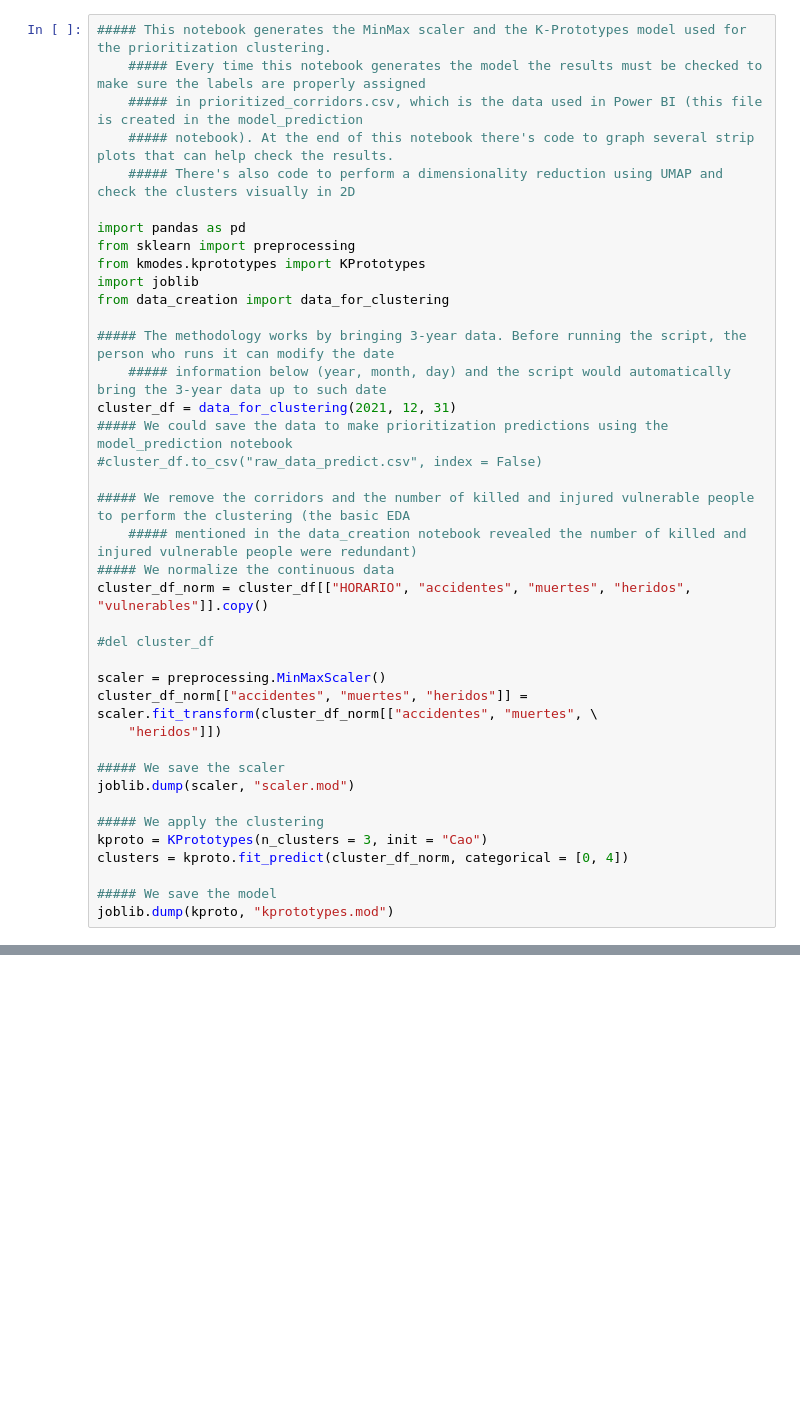
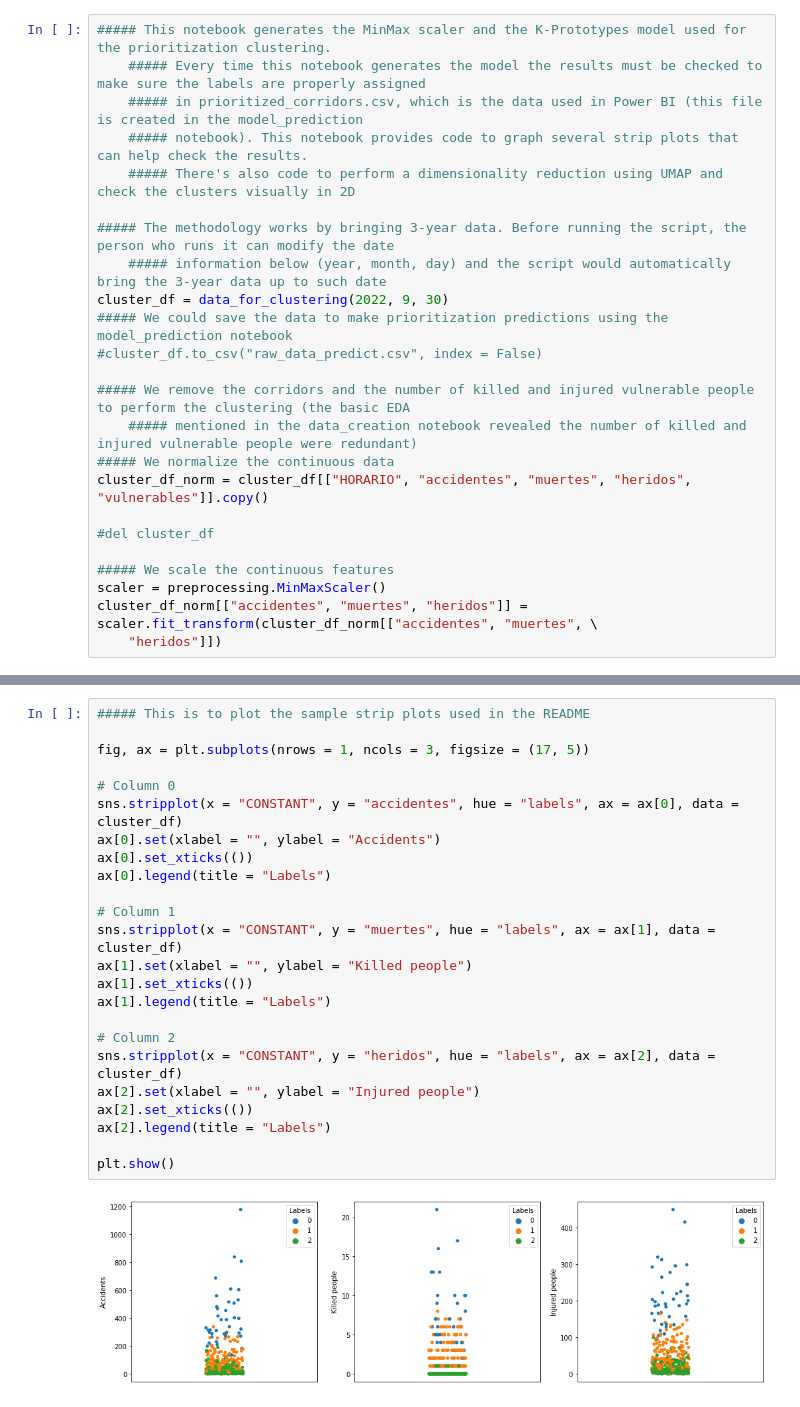
Before and after one commit to jacasta2/accidents_smb, a Jupyter notebook: clustering/model_creation.ipynb, the cells around one changed output, grey strips where cells are left out. Drawn from its saved outputs; the diff is of its cells as text; blank space fills up the shorter version.

Commit message:
Major update in clustering process and README

```diff
--- a/clustering/model_creation.ipynb
+++ b/clustering/model_creation.ipynb
@@ -2,18 +12,12 @@
 ##### This notebook generates the MinMax scaler and the K-Prototypes model used for the prioritization clustering.
     ##### Every time this notebook generates the model the results must be checked to make sure the labels are properly assigned
     ##### in prioritized_corridors.csv, which is the data used in Power BI (this file is created in the model_prediction
-    ##### notebook). At the end of this notebook there's code to graph several strip plots that can help check the results.
+    ##### notebook). This notebook provides code to graph several strip plots that can help check the results.
     ##### There's also code to perform a dimensionality reduction using UMAP and check the clusters visually in 2D
-
-import pandas as pd
-from sklearn import preprocessing
-from kmodes.kprototypes import KPrototypes
-import joblib
-from data_creation import data_for_clustering
 
 ##### The methodology works by bringing 3-year data. Before running the script, the person who runs it can modify the date
     ##### information below (year, month, day) and the script would automatically bring the 3-year data up to such date
-cluster_df = data_for_clustering(2021, 12, 31)
+cluster_df = data_for_clustering(2022, 9, 30)
 ##### We could save the data to make prioritization predictions using the model_prediction notebook
 #cluster_df.to_csv("raw_data_predict.csv", index = False)
 
@@ -24,16 +28,7 @@ cluster_df_norm = cluster_df[["HORARIO", "accidentes", "muertes", "heridos", "vu
 
 #del cluster_df
 
+##### We scale the continuous features
 scaler = preprocessing.MinMaxScaler()
 cluster_df_norm[["accidentes", "muertes", "heridos"]] = scaler.fit_transform(cluster_df_norm[["accidentes", "muertes", \
     "heridos"]])
-
-##### We save the scaler
-joblib.dump(scaler, "scaler.mod")
-
-##### We apply the clustering
-kproto = KPrototypes(n_clusters = 3, init = "Cao")
-clusters = kproto.fit_predict(cluster_df_norm, categorical = [0, 4])
-
-##### We save the model
-joblib.dump(kproto, "kprototypes.mod")
@@ -97,3 +128,29 @@ fig.show()
+# %%
+##### This is to plot the sample strip plots used in the README
+
+fig, ax = plt.subplots(nrows = 1, ncols = 3, figsize = (17, 5))
+
+# Column 0
+sns.stripplot(x = "CONSTANT", y = "accidentes", hue = "labels", ax = ax[0], data = cluster_df)
+ax[0].set(xlabel = "", ylabel = "Accidents")
+ax[0].set_xticks(())
+ax[0].legend(title = "Labels")
+
+# Column 1
+sns.stripplot(x = "CONSTANT", y = "muertes", hue = "labels", ax = ax[1], data = cluster_df)
+ax[1].set(xlabel = "", ylabel = "Killed people")
+ax[1].set_xticks(())
+ax[1].legend(title = "Labels")
+
+# Column 2
+sns.stripplot(x = "CONSTANT", y = "heridos", hue = "labels", ax = ax[2], data = cluster_df)
+ax[2].set(xlabel = "", ylabel = "Injured people")
+ax[2].set_xticks(())
+ax[2].legend(title = "Labels")
+
+plt.show()
+# %% [output]
+[figure, added]
 # %%
 ##### This is the code to perform the dimensionality reduction
     ##### This code is adapted from: https://antonsruberts.github.io/kproto-audience/
```
Also changed, not shown: parts of 7 cells of this notebook, 8 other files.
